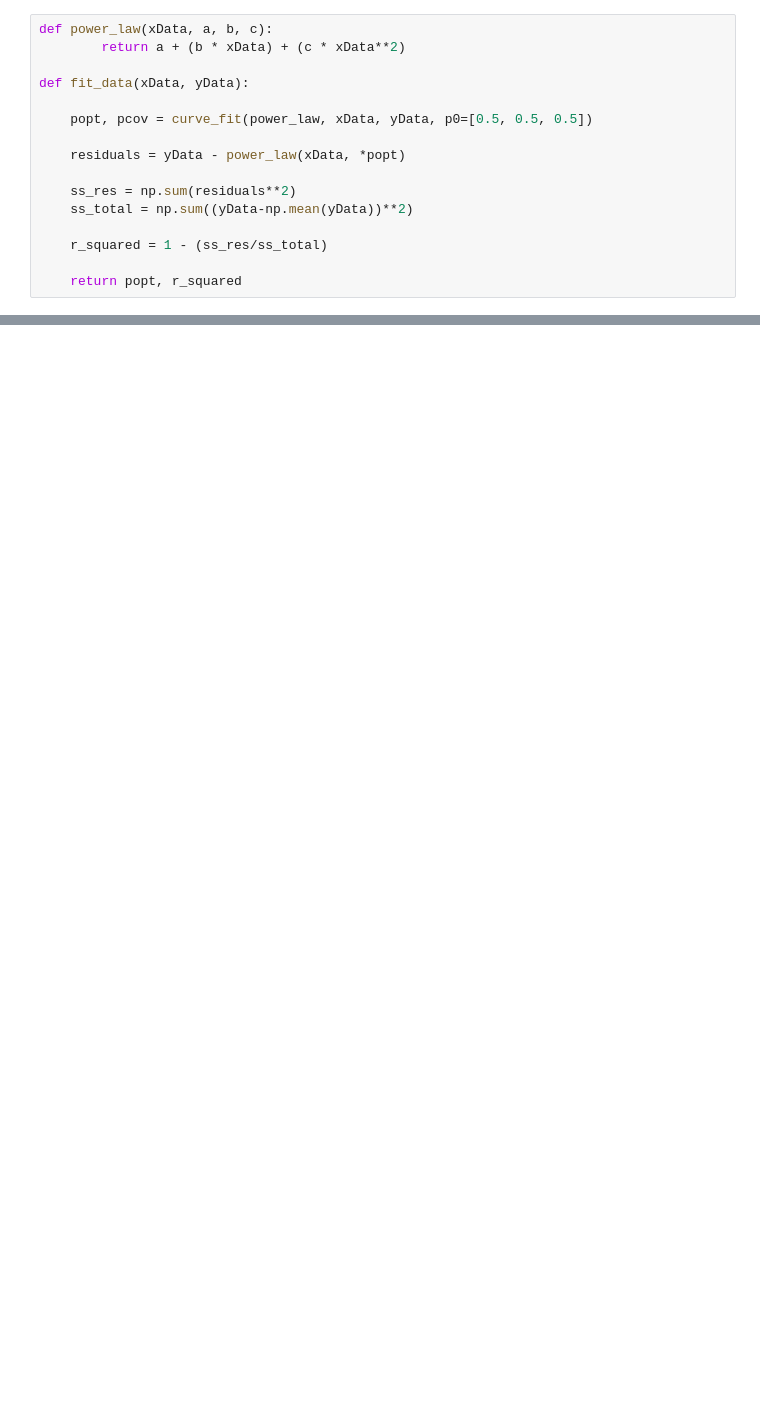
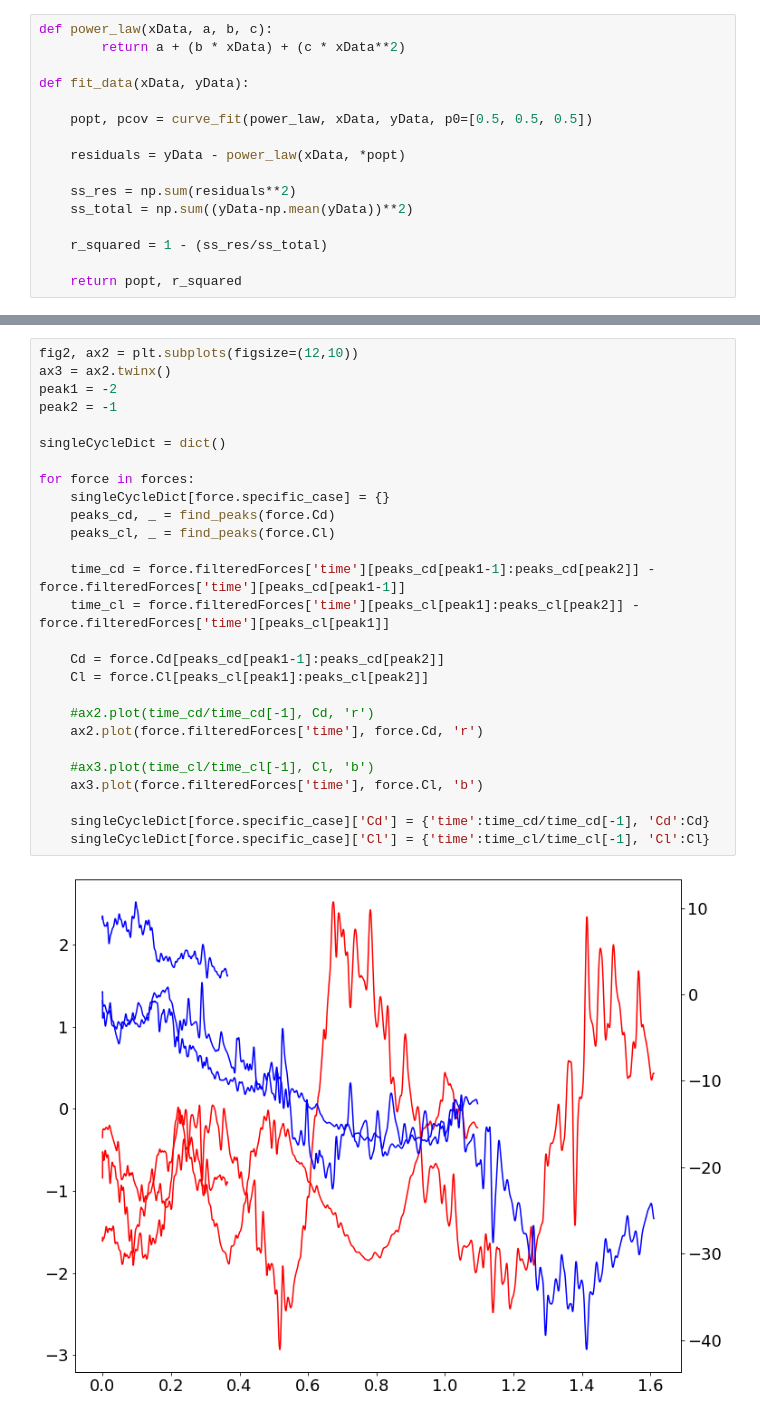
Before and after one commit to michaelcoe/Ika-Flow, a Jupyter notebook: OpenFOAM/postProcessing/gridComparison.ipynb, the cells around one changed output, grey strips where cells are left out. Drawn from its saved outputs; the diff is of its cells as text; blank space fills up the shorter version.

```diff
--- a/OpenFOAM/postProcessing/gridComparison.ipynb
+++ b/OpenFOAM/postProcessing/gridComparison.ipynb
@@ -152,0 +179,29 @@ ax1.legend(handles=custom_dots, ncol=2, bbox_to_anchor=(0.6, 1.09))
+# %%
+fig2, ax2 = plt.subplots(figsize=(12,10))
+ax3 = ax2.twinx()
+peak1 = -2
+peak2 = -1
+
+singleCycleDict = dict()
+
+for force in forces:
+    singleCycleDict[force.specific_case] = {}
+    peaks_cd, _ = find_peaks(force.Cd)
+    peaks_cl, _ = find_peaks(force.Cl)
+
+    time_cd = force.filteredForces['time'][peaks_cd[peak1-1]:peaks_cd[peak2]] - force.filteredForces['time'][peaks_cd[peak1-1]]
+    time_cl = force.filteredForces['time'][peaks_cl[peak1]:peaks_cl[peak2]] - force.filteredForces['time'][peaks_cl[peak1]]
+
+    Cd = force.Cd[peaks_cd[peak1-1]:peaks_cd[peak2]]
+    Cl = force.Cl[peaks_cl[peak1]:peaks_cl[peak2]]
+
+    #ax2.plot(time_cd/time_cd[-1], Cd, 'r')
+    ax2.plot(force.filteredForces['time'], force.Cd, 'r')
+
+    #ax3.plot(time_cl/time_cl[-1], Cl, 'b')
+    ax3.plot(force.filteredForces['time'], force.Cl, 'b')
+
+    singleCycleDict[force.specific_case]['Cd'] = {'time':time_cd/time_cd[-1], 'Cd':Cd}
+    singleCycleDict[force.specific_case]['Cl'] = {'time':time_cl/time_cl[-1], 'Cl':Cl}
+# %% [output]
+[figure, added]
```
Also changed, not shown: parts of 11 cells of this notebook, 3 other files.
